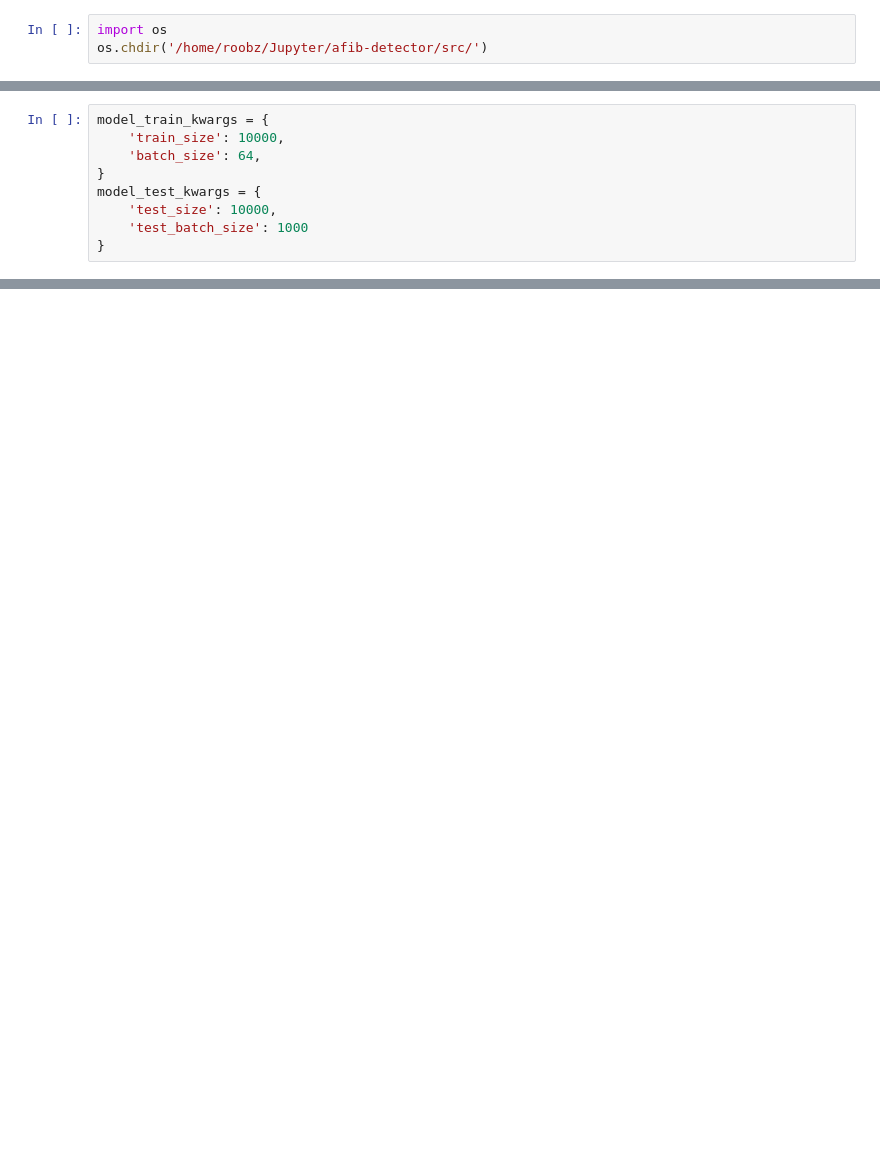
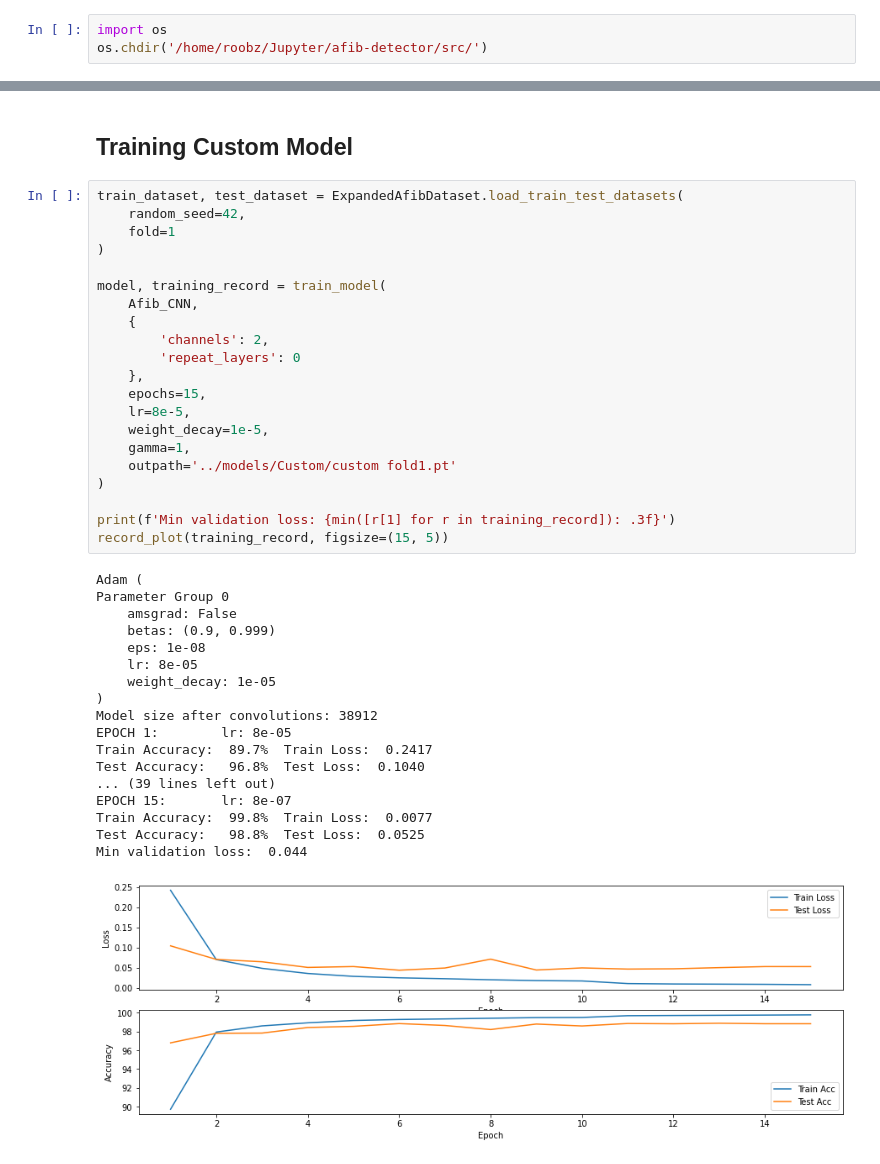
Before and after one commit to rcgonzalez9061/afib-detector, a Jupyter notebook: notebooks/Model.ipynb, the cells around one changed output, grey strips where cells are left out. Saved outputs shown, nothing was run; the diff lists cells and outputs as text; blank space fills up the shorter version.

```diff
--- a/notebooks/Model.ipynb
+++ b/notebooks/Model.ipynb
@@ -102,10 +52 @@ complete_trials = [t for t in study.trials if t.state == optuna.structs.TrialSta
-# %%
-model_train_kwargs = {
-    'train_size': 10000,
-    'batch_size': 64,
-}
-model_test_kwargs = {
-    'test_size': 10000,
-    'test_batch_size': 1000
-}
 # %%
@@ -212,0 +106,42 @@ Test Accuracy:   60.3%  Test Loss:  0.6723
+# %% [markdown]
+## Training Custom Model
+# %%
+train_dataset, test_dataset = ExpandedAfibDataset.load_train_test_datasets(
+    random_seed=42,
+    fold=1
+)
+
+model, training_record = train_model(
+    Afib_CNN,
+    {
+        'channels': 2,
+        'repeat_layers': 0
+    },
+    epochs=15,
+    lr=8e-5,
+    weight_decay=1e-5,
+    gamma=1,
+    outpath='../models/Custom/custom fold1.pt'
+)
+
+print(f'Min validation loss: {min([r[1] for r in training_record]): .3f}')
+record_plot(training_record, figsize=(15, 5))
+# %% [output]
+Adam (
+Parameter Group 0
+    amsgrad: False
+    betas: (0.9, 0.999)
+    eps: 1e-08
+    lr: 8e-05
+    weight_decay: 1e-05
+)
+Model size after convolutions: 38912
+EPOCH 1:        lr: 8e-05
+Train Accuracy:  89.7%  Train Loss:  0.2417
+Test Accuracy:   96.8%  Test Loss:  0.1040
+... (39 lines left out)
+EPOCH 15:       lr: 8e-07
+Train Accuracy:  99.8%  Train Loss:  0.0077
+Test Accuracy:   98.8%  Test Loss:  0.0525
+Min validation loss:  0.044
+[figure, added]
```
Also changed, not shown: parts of 28 cells of this notebook, 16 other files.
